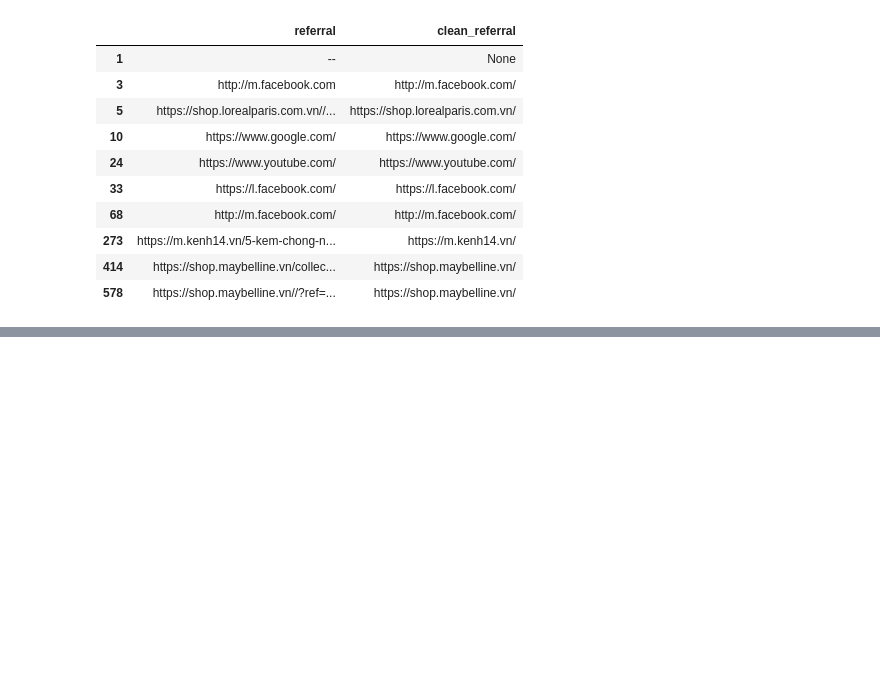
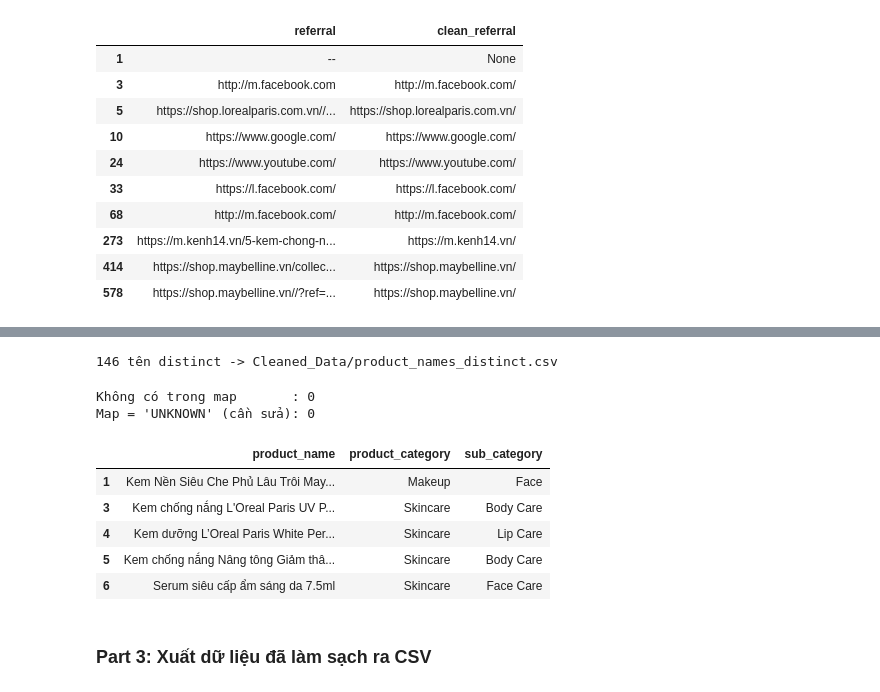
Before and after one commit to Dangcodervn/socom-market-basket-analysis, a Jupyter notebook: SocomDataPreprocess.ipynb, the cells around one changed output, grey strips where cells are left out. Cells and saved outputs as stored; diff of their text form; code cells hidden in the pictures; blank space fills up the shorter version.

```diff
--- a/SocomDataPreprocess.ipynb
+++ b/SocomDataPreprocess.ipynb
@@ -136,6 +154,6 @@ memory usage: 7.8+ MB
 # các cột như parameter, utm_campaign, utm_content, utm_medium, utm_source, utm_term, created_by, page, sale_chanel, sku không có đầy dủ thông tin hoặc không có tác dụng cho mục đích xây báo cáo sau này
 # cột payment_status không có tác dụng bởi vì đây là dữ liệu từ năm 2021
 
-df.drop(['year', 'month', 'parameter', 'utm_campaign', 'utm_content', 'utm_medium', 'utm_source', 'utm_term', 'created_by', 'page', 'sale_channel', 'sku', 'payment_status', 'order_count', 'net_revenue'], axis= 1, inplace= True)
+df.drop(['year', 'month', 'parameter', 'utm_campaign', 'utm_content', 'utm_medium', 'utm_source', 'utm_term', 'created_by', 'page', 'sale_channel', 'sku', 'payment_status', 'order_count', 'net_revenue'], axis=1, inplace=True, errors='ignore')
 # %% [markdown]
 ### Part 2: Data Cleaning
@@ -328,8 +352,9 @@ def determine_final_source(row):
     else:
         return "Affiliate"
 
-# Tạo cột mới
-df['traffic_source'] = df.apply(determine_final_source, axis=1)
+# Tính traffic_source cuối cùng (chỉ chạy khi cột 'Channel' còn tồn tại -> chạy lại cell không lỗi)
+if 'Channel' in df.columns:
+    df['traffic_source'] = df.apply(determine_final_source, axis=1)
+    df.drop(columns=['referral', 'Channel'], inplace=True, errors='ignore')
+
 df['traffic_source'].value_counts()
-# Xoá cột referral và traffic_source cũ
-df.drop(['referral', 'Channel'], axis= 1, inplace= True)
@@ -336,5 +369,6 @@ df.drop(['referral', 'Channel'], axis= 1, inplace= True)
 # %%
-# Ở cột customer_email, một số bản ghi có chứa email test từ hệ thống. VD: test@test.com
-# Dùng regex chính xác hơn để tránh filter nhầm email hợp lệ như attest@gmail.com
-
-df = df[~df['customer_email'].str.contains(r'(^test|@test\.)', regex=True, case=False, na=False)]
+# Loại các bản ghi dùng email test của hệ thống (vd: test@test.com)
+# Regex: bắt đầu bằng "test" HOẶC chứa "@test."
+before = len(df)
+df = df[~df['customer_email'].str.contains(r'(?:^test|@test\.)', regex=True, case=False, na=False)].copy()
+print(f"Loại email test: -{before - len(df):,} dòng  |  còn {len(df):,} dòng")
@@ -561,0 +410,54 @@ df[['product_name', 'product_category', 'sub_category']].head()
+# %%
+# Xuất danh sách tên sản phẩm distinct -> input cho mapping_ollama.py
+import os
+os.makedirs(CLEANED_DIR, exist_ok=True)
+(df.groupby("product_name")
+   .agg(n_rows=("product_name", "size"), n_orders=("order_id", "nunique"))
+   .reset_index()
+   .sort_values("n_rows", ascending=False)
+   .to_csv(os.path.join(CLEANED_DIR, "product_names_distinct.csv"),
+           index=False, encoding="utf-8-sig"))
+print(f"{df['product_name'].nunique()} tên distinct -> {CLEANED_DIR}/product_names_distinct.csv")
+# %% [output]
+146 tên distinct -> Cleaned_Data/product_names_distinct.csv
+# %%
+# Map product_category + sub_category từ file đã phân loại bằng AI + review tay:
+#   Cleaned_Data/product_category_map.xlsx   (do mapping_ollama.py sinh ra)
+import unicodedata
+
+def _norm(s):
+    s = unicodedata.normalize("NFC", str(s))
+    s = s.replace("\u200b", "").replace("\u00a0", " ").replace("\u2019", "'").replace("\u2018", "'")
+    return re.sub(r"\s+", " ", s).strip()
+
+cat_map = pd.read_excel(os.path.join(CLEANED_DIR, "product_category_map.xlsx"))
+cat_map["_key"] = cat_map["product_name"].map(_norm)
+cat_map = cat_map.drop_duplicates("_key").set_index("_key")
+
+_key = df["product_name"].map(_norm)
+mapped_cat = _key.map(cat_map["category"])
+mapped_sub = _key.map(cat_map["sub_category"])
+
+missing = sorted(set(_key[mapped_cat.isna()]))
+unknown = sorted(set(_key[mapped_cat.eq("UNKNOWN")]))
+print(f"Không có trong map       : {len(missing)}")
+for m in missing:
+    print("   -", m)
+print(f"Map = 'UNKNOWN' (cần sửa): {len(unknown)}")
+for u in unknown:
+    print("   -", u)
+
+df["product_category"] = mapped_cat.fillna("UNKNOWN")
+df["sub_category"] = mapped_sub.fillna("UNKNOWN")
+df[["product_name", "product_category", "sub_category"]].drop_duplicates().head()
+# %% [output]
+Không có trong map       : 0
+Map = 'UNKNOWN' (cần sửa): 0
+|  | product_name | product_category | sub_category |
+| 1 | Kem Nền Siêu Che Phủ Lâu Trôi May... | Makeup | Face |
+| 3 | Kem chống nắng L'Oreal Paris UV P... | Skincare | Body Care |
+| 4 | Kem dưỡng L’Oreal Paris White Per... | Skincare | Lip Care |
+| 5 | Kem chống nắng Nâng tông Giảm thâ... | Skincare | Body Care |
+| 6 | Serum siêu cấp ẩm sáng da 7.5ml | Skincare | Face Care |
+# %% [markdown]
+### Part 3: Xuất dữ liệu đã làm sạch ra CSV
```
Also changed, not shown: parts of 19 cells of this notebook, 51 other files.
